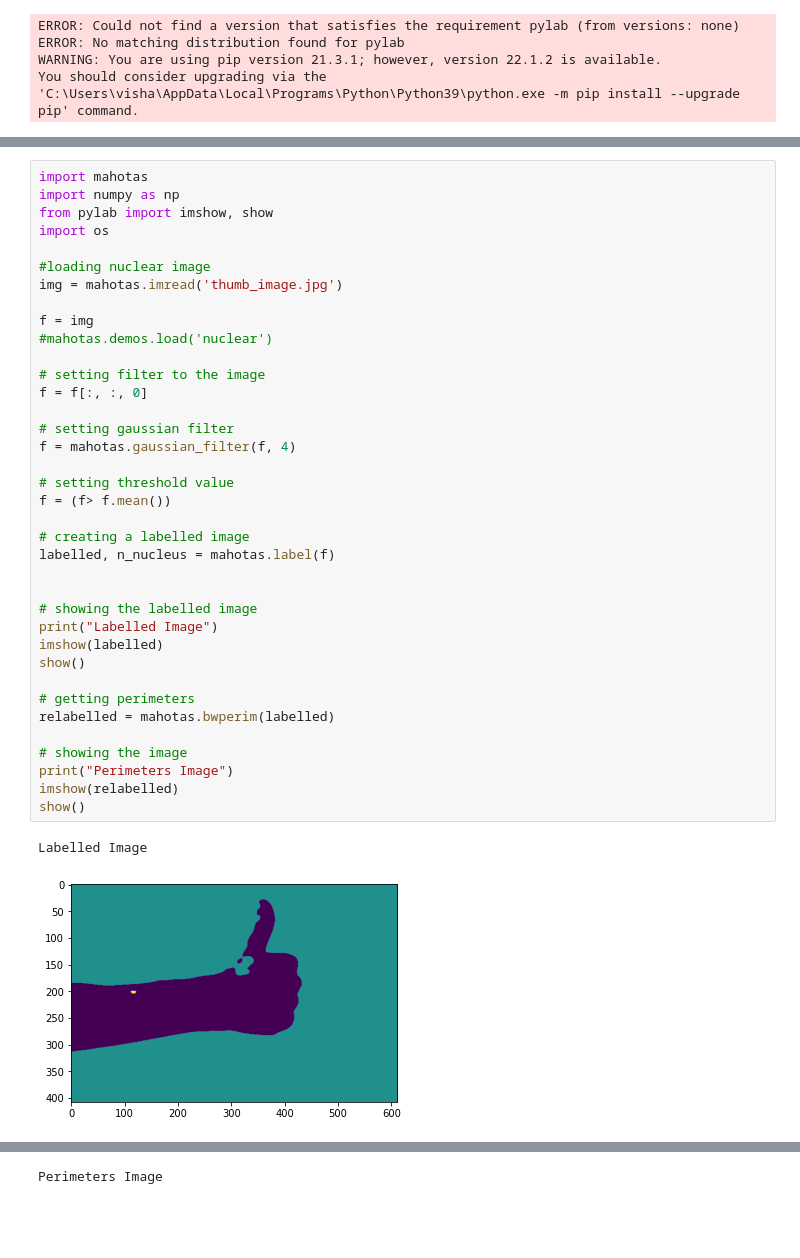
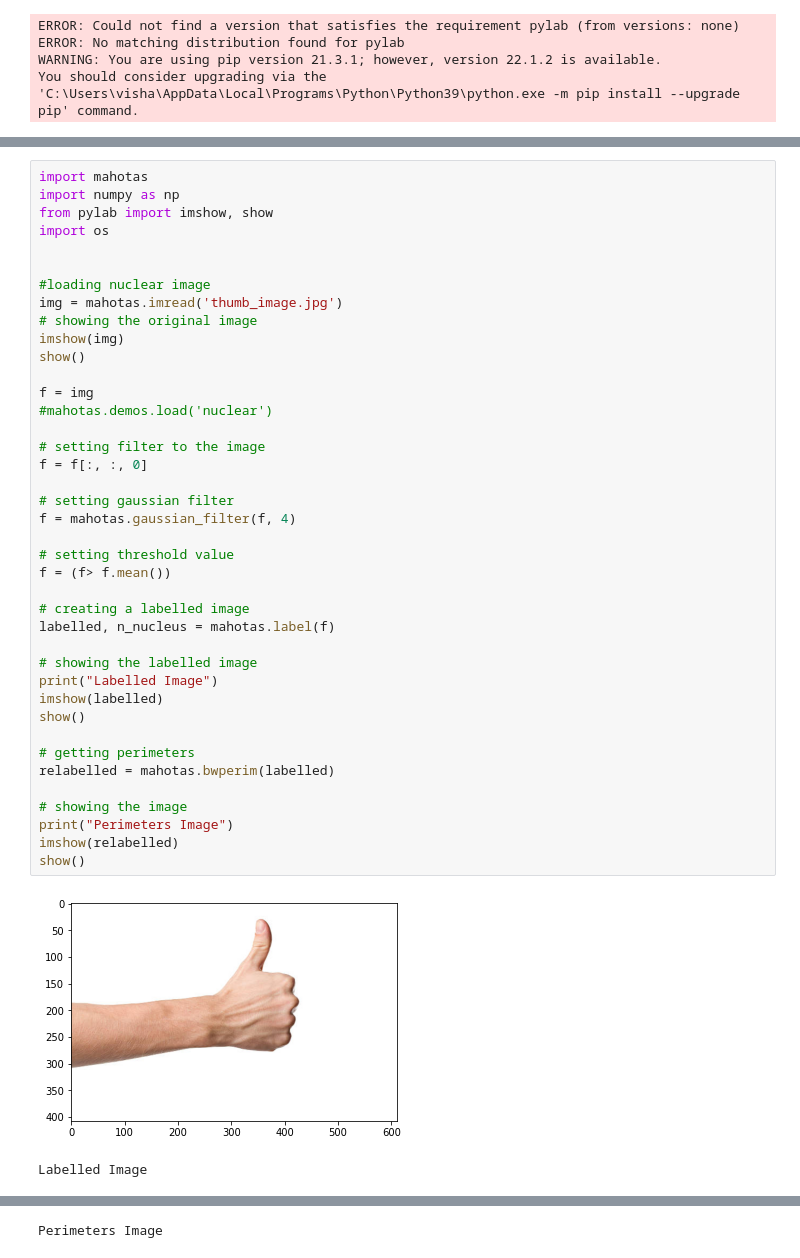
Before and after one commit to VishakaB/Python-for-real-life, a Jupyter notebook: Jupyter notebooks/Perimeter_thumb_image.ipynb, the cells around one changed output, grey strips where cells are left out. Drawn from its saved outputs; the diff is of its cells as text; blank space fills up the shorter version.

```diff
--- a/Jupyter notebooks/Perimeter_thumb_image.ipynb
+++ b/Jupyter notebooks/Perimeter_thumb_image.ipynb
@@ -45,37 +25,40 @@ import numpy as np
 from pylab import imshow, show
 import os
 
+
 #loading nuclear image
 img = mahotas.imread('thumb_image.jpg')
+# showing the original image
+imshow(img)
+show()
 
 f = img
 #mahotas.demos.load('nuclear')
 
 # setting filter to the image
 f = f[:, :, 0]
 
 # setting gaussian filter
 f = mahotas.gaussian_filter(f, 4)
 
 # setting threshold value
 f = (f> f.mean())
 
 # creating a labelled image
 labelled, n_nucleus = mahotas.label(f)
 
-
 # showing the labelled image
 print("Labelled Image")
 imshow(labelled)
 show()
 
 # getting perimeters
 relabelled = mahotas.bwperim(labelled)
 
 # showing the image
 print("Perimeters Image")
 imshow(relabelled)
 show()
 # %% [output]
+[figure, new version]
 Labelled Image
-[figure, old version]
```
Also changed, not shown: parts of 2 cells of this notebook.
